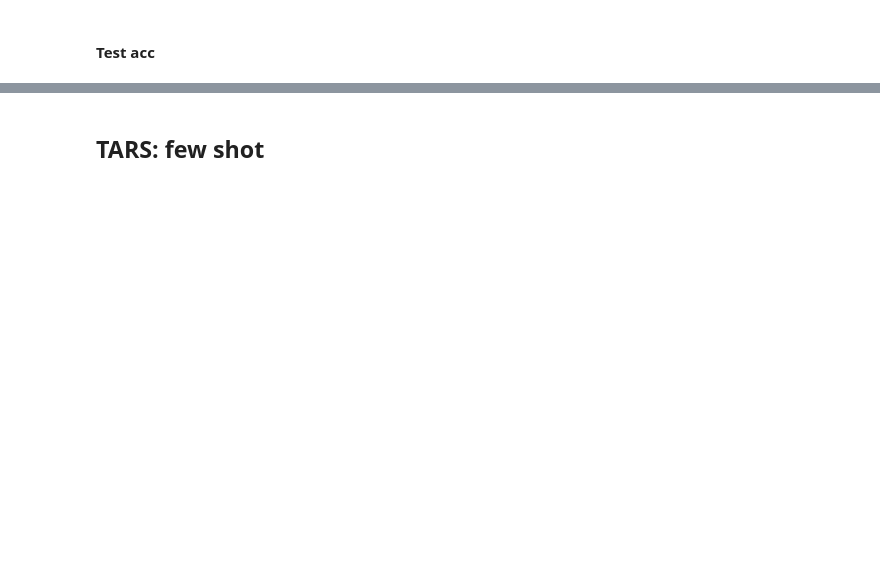
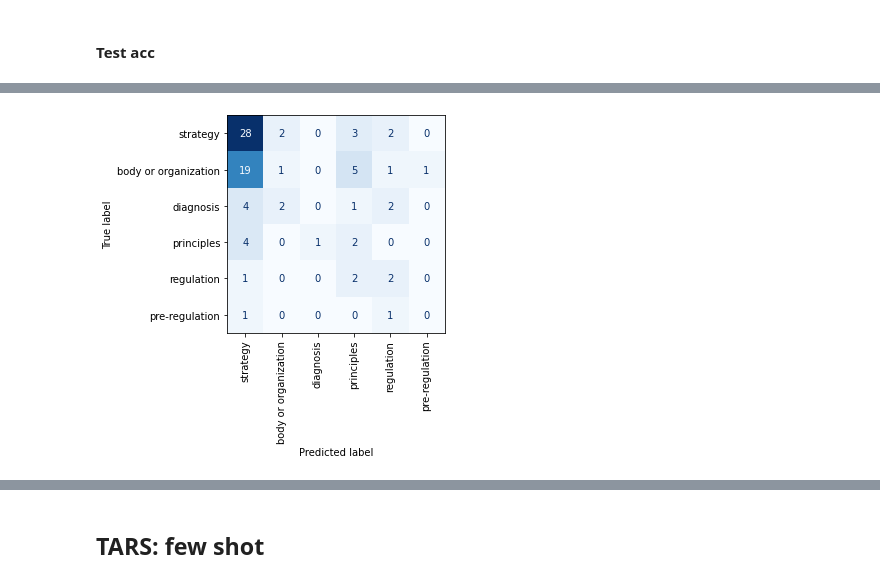
Before and after one commit to Gizzio/TARSPolicyClassification, a Jupyter notebook: notebook.ipynb, the cells around one changed output, grey strips where cells are left out. Cells and saved outputs as stored; diff of their text form; code cells hidden in the pictures; blank space fills up the shorter version.

```diff
--- a/notebook.ipynb
+++ b/notebook.ipynb
@@ -79,0 +145,4 @@ tars.predict_zero_shot(s, classes)
+# %%
+classes = list(df_test.documentFunction.drop_duplicates())
+classes_long = list(df_test.docFunctionLong.drop_duplicates())
+classes_long,classes
@@ -79,0 +187,7 @@ tars.predict_zero_shot(s, classes)
+# %%
+ConfusionMatrixDisplay(
+    confusion_matrix(y_test_long, pred_2, labels=classes_long), display_labels=classes
+).plot(xticks_rotation="vertical", cmap=plt.cm.Blues, colorbar=False)
+plt.show()
+# %% [output]
+[figure, added]
```
Also changed, not shown: parts of 50 cells of this notebook, 2 other files.
